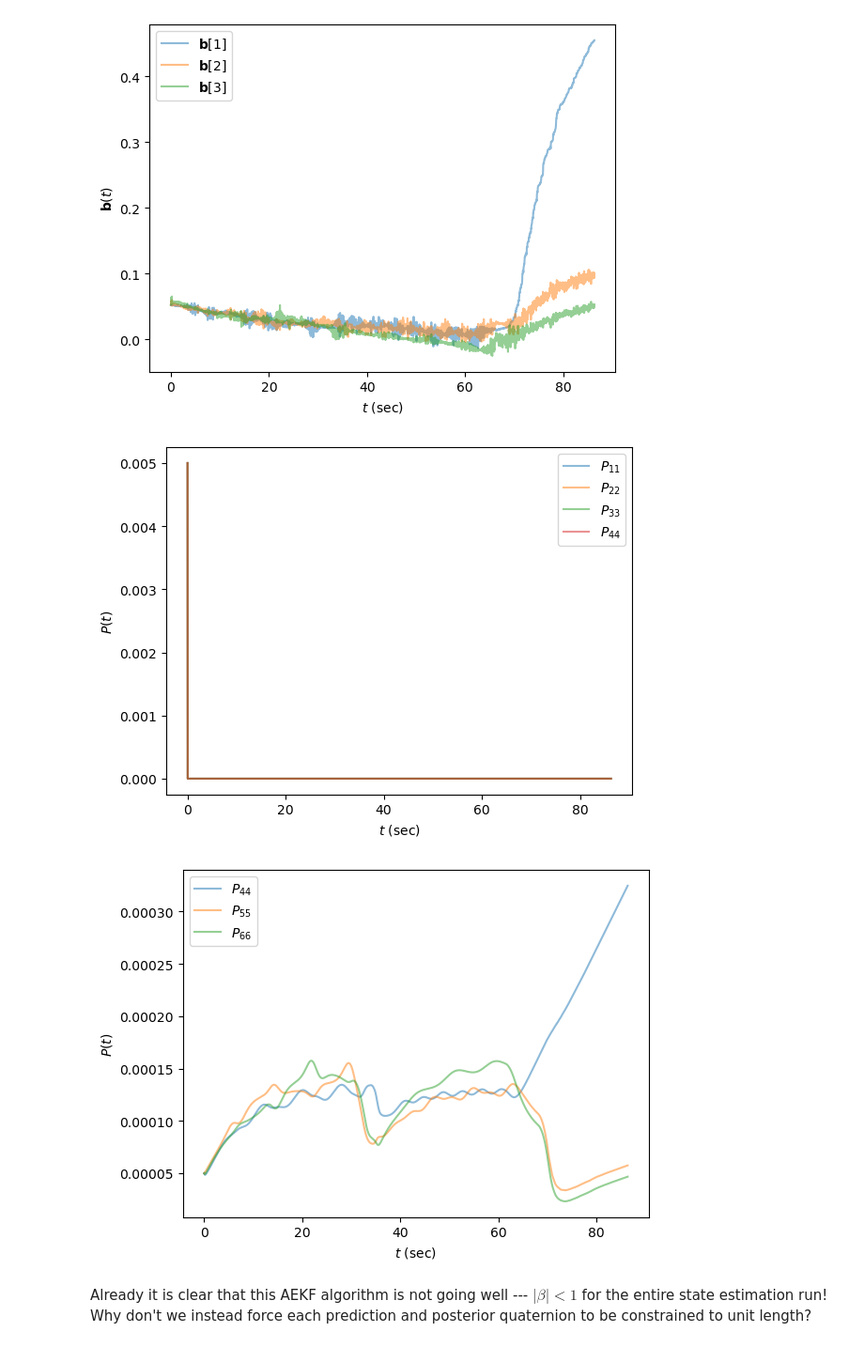
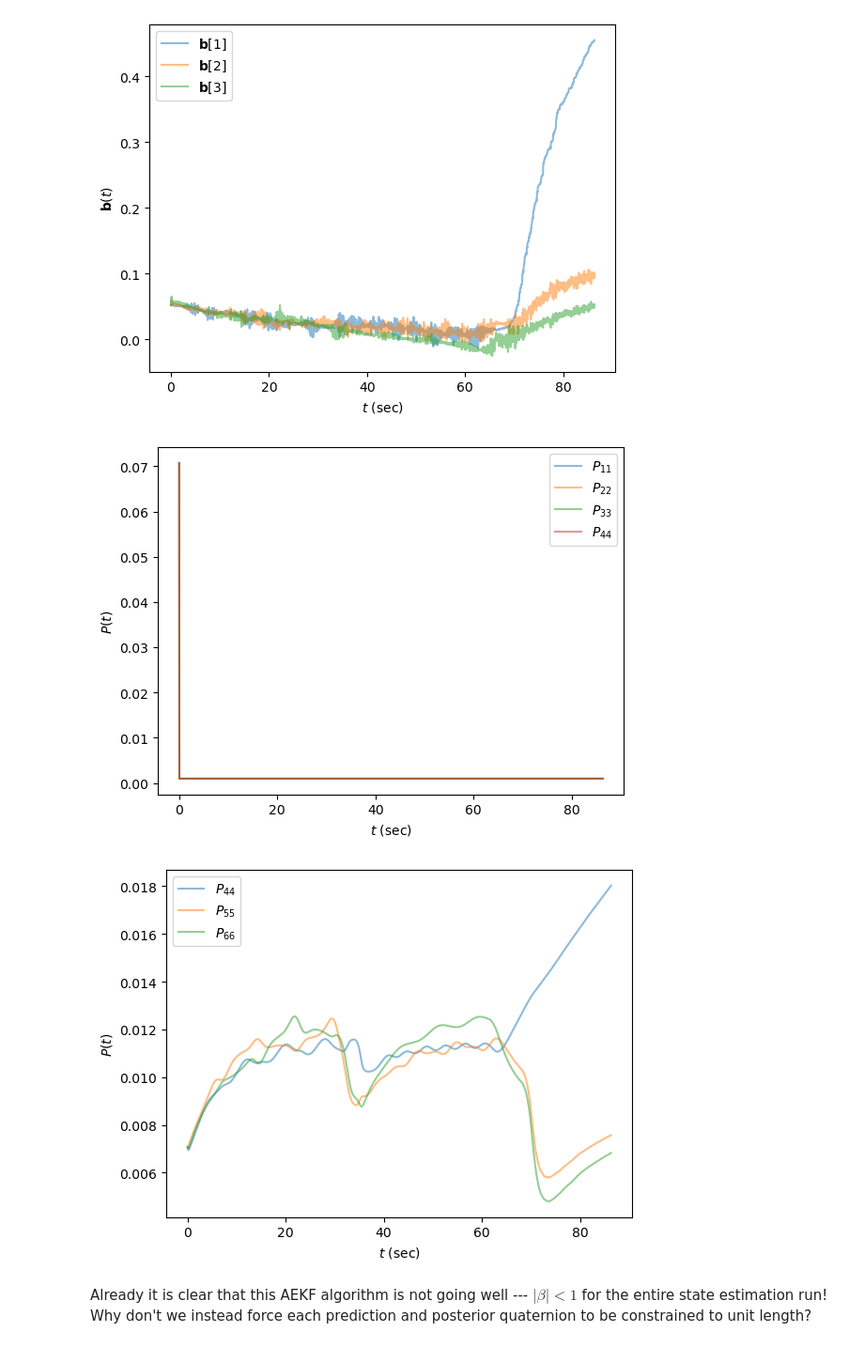
Before and after one commit to jhand1993/jaxitude, a Jupyter notebook: demos/demo_quat_filters.ipynb, the cells around one changed output. Shown at 94% size. Cells and saved outputs as stored; diff of their text form; code cells hidden in the pictures.

```diff
--- a/demos/demo_quat_filters.ipynb
+++ b/demos/demo_quat_filters.ipynb
@@ -578,25 +578,25 @@ plt.show()
 [figure]
 [figure]
 # %%
-plt.plot(t_data[:], P_arr[:, 0, 0], alpha=0.5, label=r'$P_{11}$')
-plt.plot(t_data[:], P_arr[:, 1, 1], alpha=0.5, label=r'$P_{22}$')
-plt.plot(t_data[:], P_arr[:, 2, 2], alpha=0.5, label=r'$P_{33}$')
-plt.plot(t_data[:], P_arr[:, 3, 3], alpha=0.5, label=r'$P_{44}$')
+plt.plot(t_data[:], jnp.sqrt(P_arr[:, 0, 0]), alpha=0.5, label=r'$P_{11}$')
+plt.plot(t_data[:], jnp.sqrt(P_arr[:, 1, 1]), alpha=0.5, label=r'$P_{22}$')
+plt.plot(t_data[:], jnp.sqrt(P_arr[:, 2, 2]), alpha=0.5, label=r'$P_{33}$')
+plt.plot(t_data[:], jnp.sqrt(P_arr[:, 3, 3]), alpha=0.5, label=r'$P_{44}$')
 plt.legend()
 plt.xlabel(r'$t$ (sec)')
 plt.ylabel(r'$P(t)$')
 plt.show()
 
-plt.plot(t_data[:], P_arr[:, 4, 4], alpha=0.5, label=r'$P_{44}$')
-plt.plot(t_data[:], P_arr[:, 5, 5], alpha=0.5, label=r'$P_{55}$')
-plt.plot(t_data[:], P_arr[:, 6, 6], alpha=0.5, label=r'$P_{66}$')
+plt.plot(t_data[:], jnp.sqrt(P_arr[:, 4, 4]), alpha=0.5, label=r'$P_{44}$')
+plt.plot(t_data[:], jnp.sqrt(P_arr[:, 5, 5]), alpha=0.5, label=r'$P_{55}$')
+plt.plot(t_data[:], jnp.sqrt(P_arr[:, 6, 6]), alpha=0.5, label=r'$P_{66}$')
 plt.legend()
 plt.xlabel(r'$t$ (sec)')
 plt.ylabel(r'$P(t)$')
 plt.show()
 # %% [output]
-[figure, old version]
+[figure, new version]
-[figure, old version]
+[figure, new version]
 # %% [markdown]
 Already it is clear that this AEKF algorithm is not going well --- $|\beta| < 1$ for the entire state estimation run!
 Why don't we instead force each prediction and posterior quaternion to be constrained to unit length?
```
Also changed, not shown: parts of 5 cells of this notebook.
